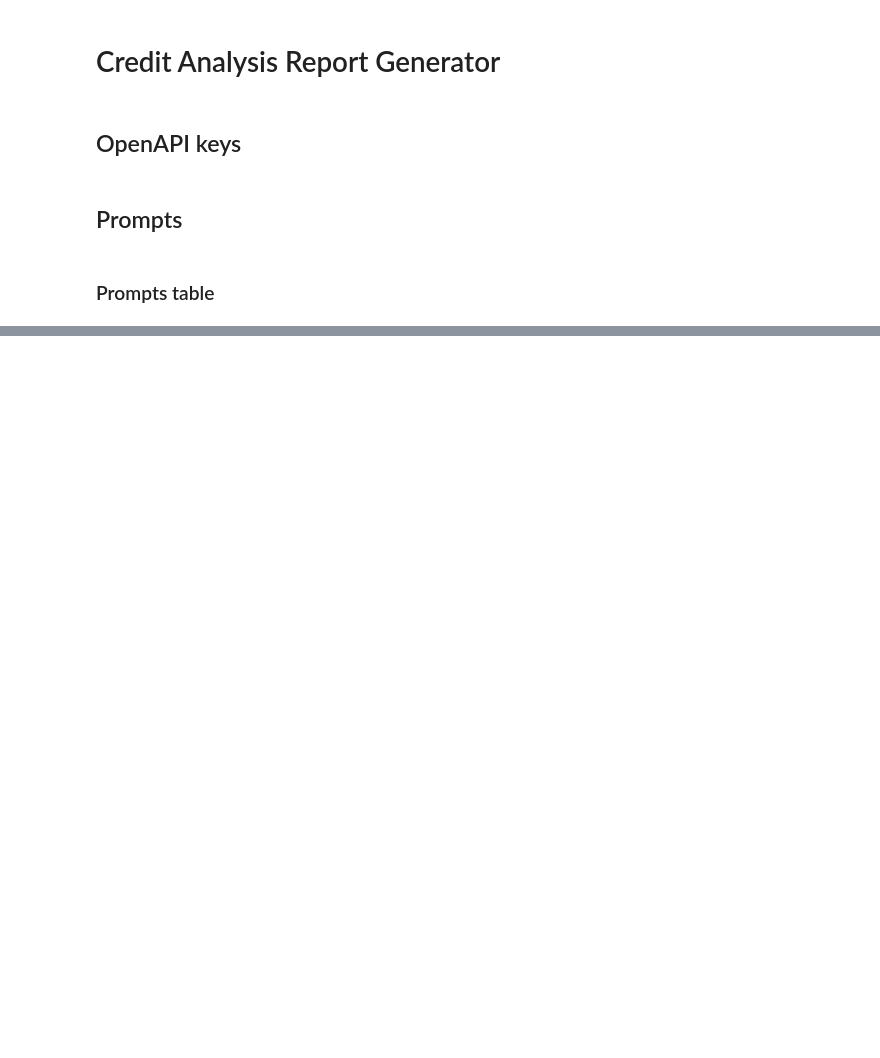
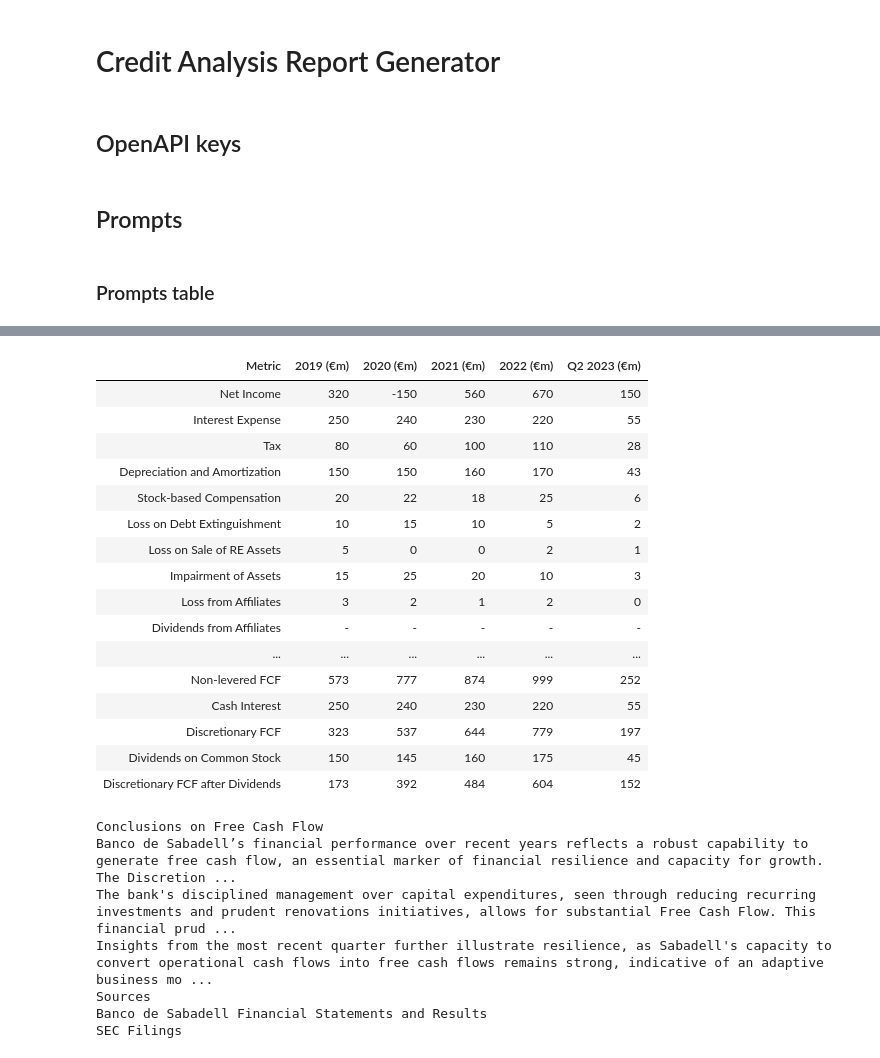
Before and after one commit to luislascano01/Stratvithor, a Jupyter notebook: CreditAnalysisPrompt_POC.ipynb, the cells around one changed output, grey strips where cells are left out. Cells and saved outputs as stored; diff of their text form; code cells hidden in the pictures; blank space fills up the shorter version.

```diff
--- a/CreditAnalysisPrompt_POC.ipynb
+++ b/CreditAnalysisPrompt_POC.ipynb
@@ -179,0 +287,56 @@ For the last reported quarter, which was the third quarter of fiscal 2023 ending
+# %%
+base_message = [
+    {"role": "developer", "content": "You are a professional financial analyst."},
+    {"role": "developer", "content": "Provide all responses in HTML format"},
+    {"role": "developer",
+     "content": "For the company that will be specified below, I need you to create a professional, in-depth report suitable for presentation to the Credit Department of a leading international bank. The report must answer the specific questions I will provide, with each answer using the exact title provided before the semicolon as the header of the answer. The title must be used verbatim as the header. Guidelines for the report: Do not begin the report until I specify the company and ask a question. Use only reliable sources such as the company’s SEC filings, annual reports, and official website. Wikipedia must be avoided entirely. Clearly state the sources of information for every response. For any data comparisons, specify the relevant periods to ensure accuracy. Avoid any introductory or explanatory sentences about the question. Go directly to the response under the provided title. Please include links to valid information sources. Please provide all your sources in HTML code towards the end of the message"},
+
+]
+# %%
+from IPython.display import display, HTML
+import html
+from openai import OpenAI
+
+def loop_over_prompts(base_message: list, ordered_prompts: list, prompt_titles: list, company_name: str,
+                      max_prompts=-1) -> list:
+    full_html_output = ""
+    client = OpenAI(api_key=test_key)
+    message_responses = base_message.copy()
+    message_responses.append({
+        "role": "user",
+        "content": "The company we will be talking about today is: " + company_name
+    })
+    prompt_counter = 0
+    for prompt_name, prompt_title in zip(ordered_prompts, prompt_titles):
+        if max_prompts >=0 and prompt_counter >= max_prompts:
+            break
+        curr_prompt = prompts[prompt_name]
+
+        full_html_output += f'<h1>{prompt_title}</h1>\n'
+
+        message_responses.append({
+            "role": "user",
+            "content": curr_prompt
+        })
+
+        completion_response = client.chat.completions.create(
+            model="gpt-4o",
+            messages=message_responses
+        )
+
+        prompt_counter += 1
+        raw_output = completion_response.choices[0].message.content.__str__()
+        completion_output = raw_output[8:-4]
+        full_html_output += completion_output
+
+        message_responses.append({
+            "role": "assistant",
+            "content": raw_output
+        })
+
+    return full_html_output
+
+
+display(HTML(loop_over_prompts(base_message, curr_ordered_prompts, curr_ordered_prompts_presentation, "Sabadell Bank",
+                               max_prompts=5)))
+# %% [output]
@@ -179,0 +410,24 @@ For the last reported quarter, which was the third quarter of fiscal 2023 ending
+| Metric | 2019 (€m) | 2020 (€m) | 2021 (€m) | 2022 (€m) | Q2 2023 (€m) |
+| Net Income | 320 | -150 | 560 | 670 | 150 |
+| Interest Expense | 250 | 240 | 230 | 220 | 55 |
+| Tax | 80 | 60 | 100 | 110 | 28 |
+| Depreciation and Amortization | 150 | 150 | 160 | 170 | 43 |
+| Stock-based Compensation | 20 | 22 | 18 | 25 | 6 |
+| Loss on Debt Extinguishment | 10 | 15 | 10 | 5 | 2 |
+| Loss on Sale of RE Assets | 5 | 0 | 0 | 2 | 1 |
+| Impairment of Assets | 15 | 25 | 20 | 10 | 3 |
+| Loss from Affiliates | 3 | 2 | 1 | 2 | 0 |
+| Dividends from Affiliates | - | - | - | - | - |
+| ... | ... | ... | ... | ... | ... |
+| Non-levered FCF | 573 | 777 | 874 | 999 | 252 |
+| Cash Interest | 250 | 240 | 230 | 220 | 55 |
+| Discretionary FCF | 323 | 537 | 644 | 779 | 197 |
+| Dividends on Common Stock | 150 | 145 | 160 | 175 | 45 |
+| Discretionary FCF after Dividends | 173 | 392 | 484 | 604 | 152 |
+Conclusions on Free Cash Flow
+Banco de Sabadell’s financial performance over recent years reflects a robust capability to generate free cash flow, an essential marker of financial resilience and capacity for growth. The Discretion ...
+The bank's disciplined management over capital expenditures, seen through reducing recurring investments and prudent renovations initiatives, allows for substantial Free Cash Flow. This financial prud ...
+Insights from the most recent quarter further illustrate resilience, as Sabadell's capacity to convert operational cash flows into free cash flows remains strong, indicative of an adaptive business mo ...
+Sources
+Banco de Sabadell Financial Statements and Results
+SEC Filings
```
Also changed, not shown: parts of 17 cells of this notebook, 3 other files.
